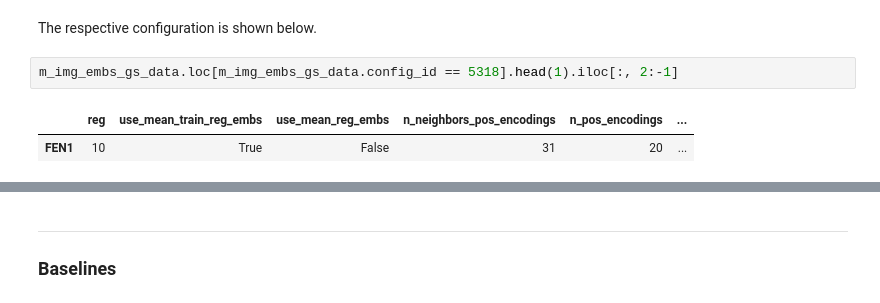
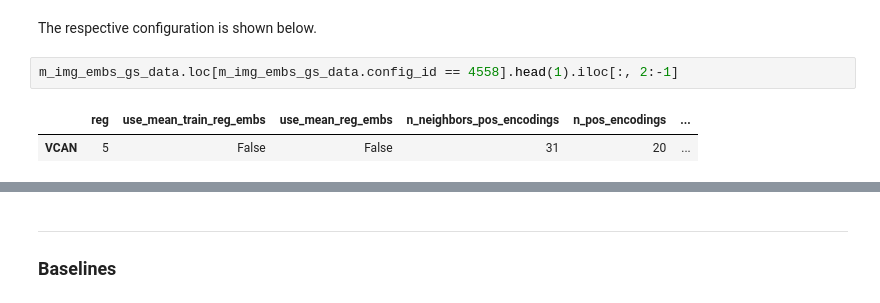
Before and after one commit to uhlerlab/image2reg, a Jupyter notebook: notebooks/jump/translation/jump_translation_prediction_final.ipynb, the cells around one changed output, grey strips where cells are left out. Saved outputs shown, nothing was run; the diff lists cells and outputs as text.

```diff
--- a/notebooks/jump/translation/jump_translation_prediction_final.ipynb
+++ b/notebooks/jump/translation/jump_translation_prediction_final.ipynb
@@ -1825,7 +1736,7 @@ m_img_best_knn_acc_results = cc_m_img_gs_knn_accs.loc[
 # %% [markdown]
 The respective configuration is shown below.
 # %%
-m_img_embs_gs_data.loc[m_img_embs_gs_data.config_id == 5318].head(1).iloc[:, 2:-1]
+m_img_embs_gs_data.loc[m_img_embs_gs_data.config_id == 4558].head(1).iloc[:, 2:-1]
 # %% [output]
 |  | reg | use_mean_train_reg_embs | use_mean_reg_embs | n_neighbors_pos_encodings | n_pos_encodings | ... |
-| FEN1 | 10 | True | False | 31 | 20 | ... |
+| VCAN | 5 | False | False | 31 | 20 | ... |
```
Also changed, not shown: parts of 90 cells of this notebook, 7 other files.
